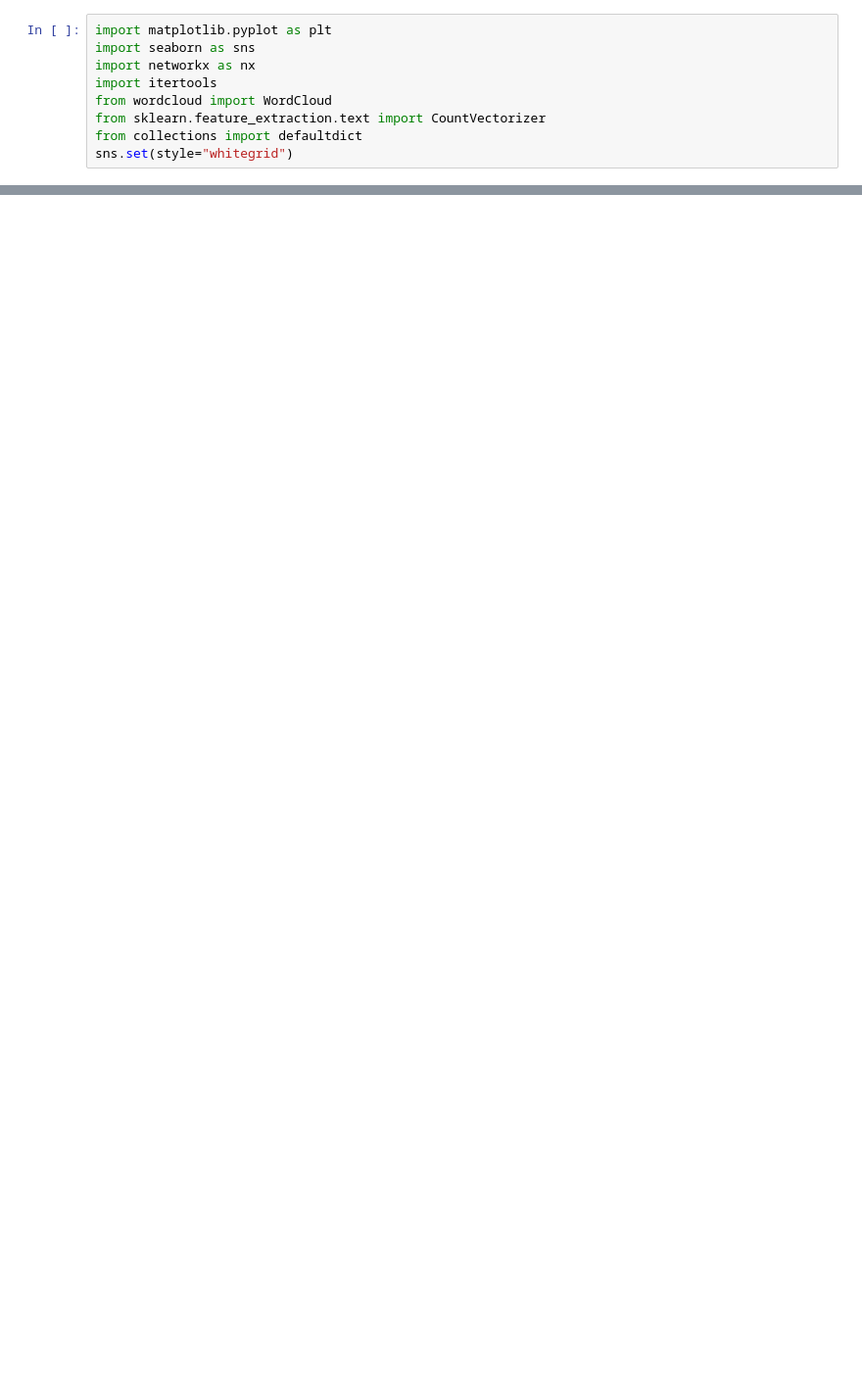
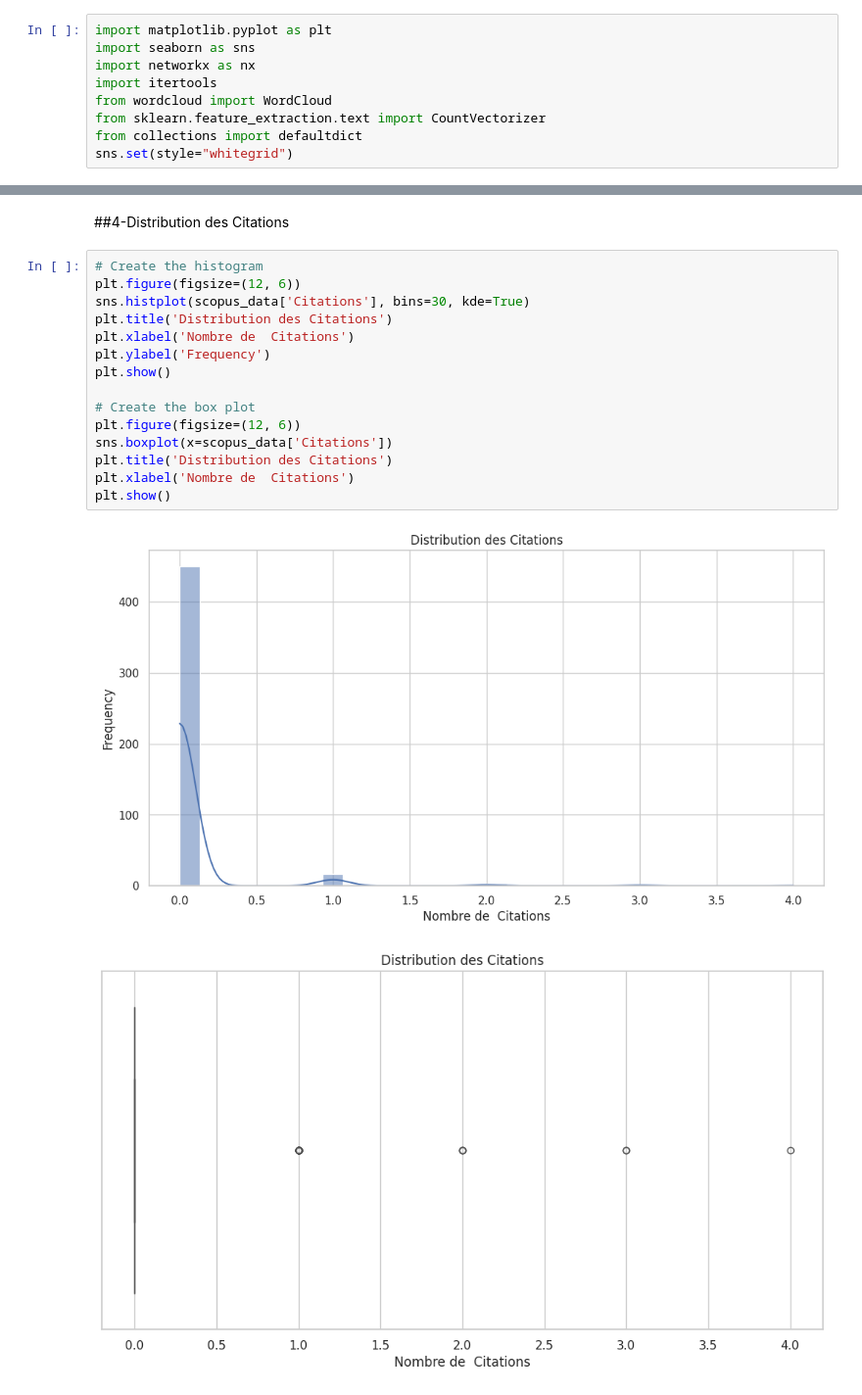
Before and after one commit to Tarikismail2/Analyse_Bibliom-trique_des_Publications_Scientifiques_avec_l-API_Scopus, a Jupyter notebook: EDA_Scopus_Data.ipynb, the cells around one changed output, grey strips where cells are left out. Shown at 98% size. Drawn from its saved outputs; the diff is of its cells as text; blank space fills up the shorter version.

```diff
--- a/EDA_Scopus_Data.ipynb
+++ b/EDA_Scopus_Data.ipynb
@@ -567,0 +343,20 @@ ValueError: Length mismatch: Expected axis has 1 elements, new values have 3 ele
+# %% [markdown]
+##4-Distribution des Citations
+# %%
+# Create the histogram
+plt.figure(figsize=(12, 6))
+sns.histplot(scopus_data['Citations'], bins=30, kde=True)
+plt.title('Distribution des Citations')
+plt.xlabel('Nombre de  Citations')
+plt.ylabel('Frequency')
+plt.show()
+
+# Create the box plot
+plt.figure(figsize=(12, 6))
+sns.boxplot(x=scopus_data['Citations'])
+plt.title('Distribution des Citations')
+plt.xlabel('Nombre de  Citations')
+plt.show()
+# %% [output]
+[figure, added]
+[figure, added]
```
Also changed, not shown: parts of 52 cells of this notebook.
